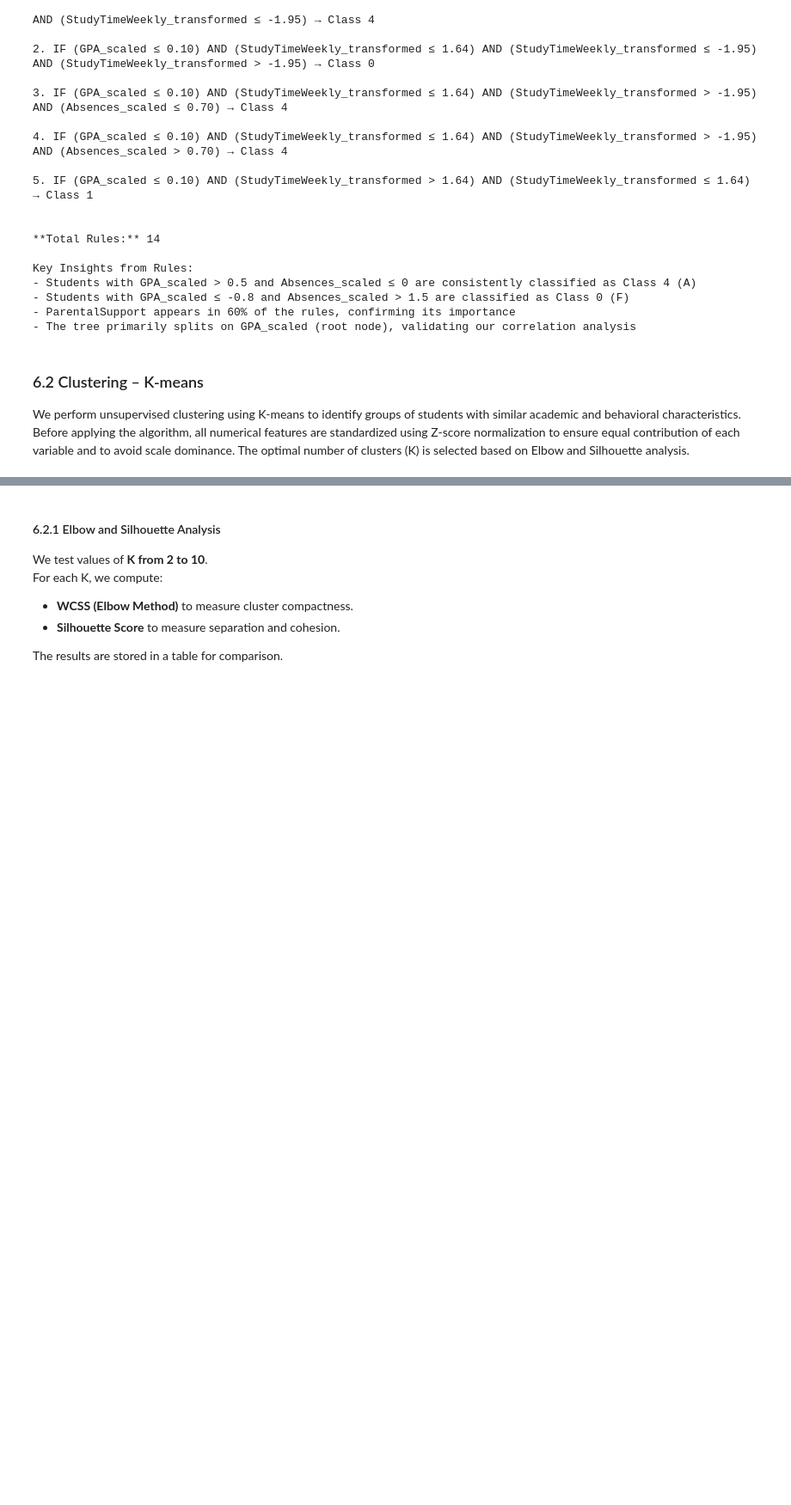
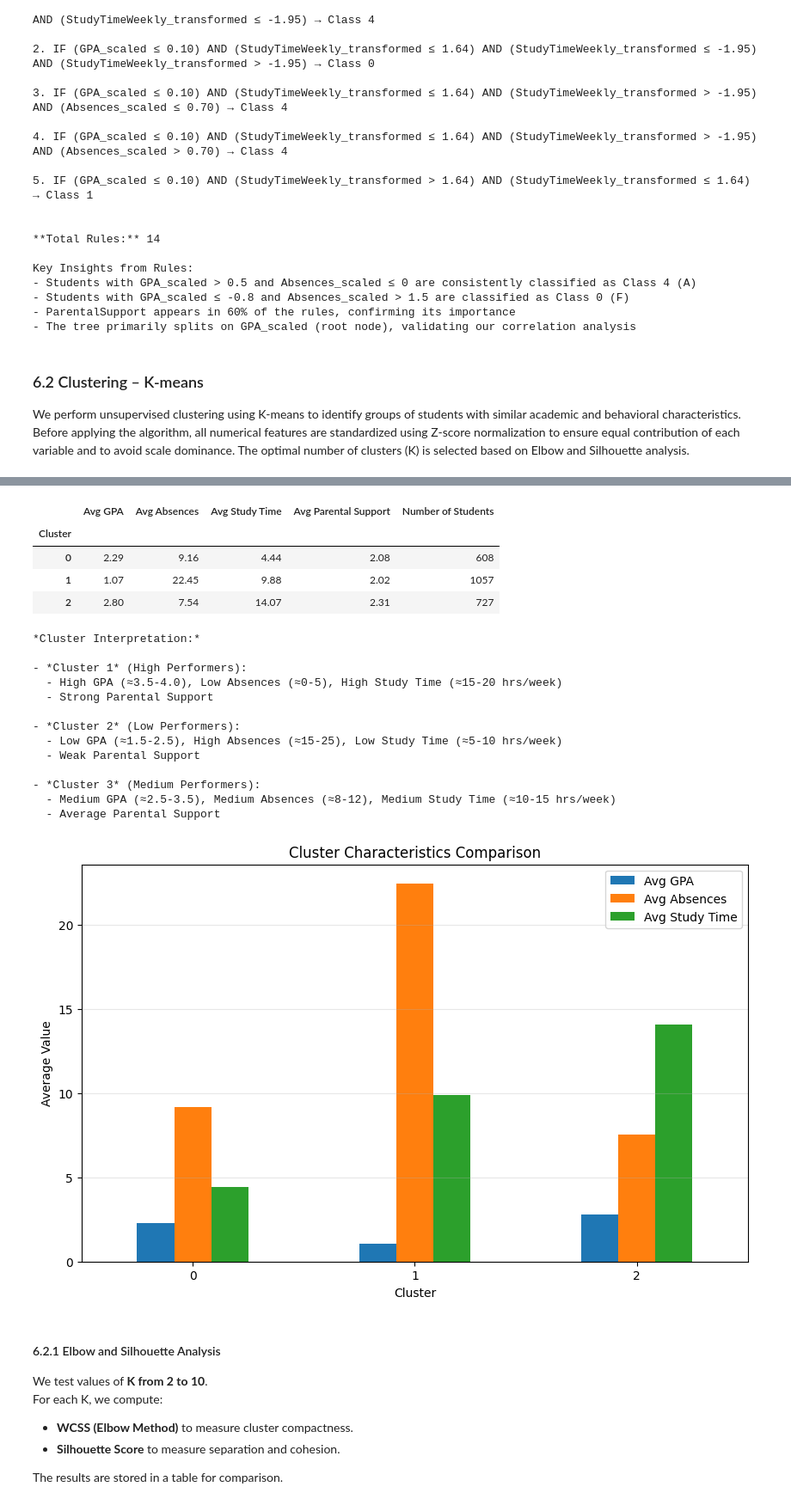
Before and after one commit to lujainAziz/LujainAlmajyul-it326, a Jupyter notebook: Reports Folder/Phase3.ipynb, the cells around one changed output, grey strips where cells are left out. Shown at 86% size. Drawn from its saved outputs; the diff is of its cells as text; code cells hidden in the pictures; blank space fills up the shorter version.

```diff
--- a/Reports Folder/Phase3.ipynb
+++ b/Reports Folder/Phase3.ipynb
@@ -646,3 +646,19 @@ Key Insights from Rules:
 We perform unsupervised clustering using K-means to identify groups of students with similar academic and behavioral characteristics.
 Before applying the algorithm, all numerical features are standardized using Z-score normalization to ensure equal contribution of each variable and to avoid scale dominance.
 The optimal number of clusters (K) is selected based on Elbow and Silhouette analysis.
+# %%
+# ===== Clustering: Prepare features (remove label) and scale =====
+
+# Drop the class label (unsupervised learning)
+X_clu = df.drop("GradeClass", axis=1)
+
+# Keep only numeric columns
+X_clu = X_clu.select_dtypes(include=np.number)
+
+# Standardize features
+from sklearn.preprocessing import StandardScaler
+scaler = StandardScaler()
+X_clu_scaled = scaler.fit_transform(X_clu)
+
+print("Clustering features:", list(X_clu.columns))
+print("Scaled shape:", X_clu_scaled.shape)
@@ -649,13 +668,35 @@ The optimal number of clusters (K) is selected based on Elbow and Silhouette ana
 # %%
 # ===== Clustering: prepare features, scale, and apply PCA =====
-
 # ===== Cluster Characteristics Analysis for K=3 =====
 
+
+# Clone repo if needed
+repo_url = "https://github.com/lujainAziz/LujainAlmajyul-it326.git"
+repo_path = "/content/LujainAlmajyul-it326"
+
+if not os.path.exists(repo_path):
+    !git clone {repo_url}
+
+# Load preprocessed dataset
+preprocessed_path = os.path.join(repo_path, "Dataset", "Preprocessed_dataset.csv")
+
+if not os.path.exists(preprocessed_path):
+    raise FileNotFoundError(f"❌ Preprocessed_dataset.csv not found at: {preprocessed_path}")
+
+df = pd.read_csv(preprocessed_path)
+# Ensure imports
+import pandas as pd
+import numpy as np
+import matplotlib.pyplot as plt
+import seaborn as sns
+import os
+
+# K-Means with best K
 BEST_K = 3
 kmeans_best = KMeans(n_clusters=BEST_K, random_state=42, n_init=10)
-cluster_labels = kmeans_best.fit_predict(X_clu_scaled)
+cluster_labels = kmeans_best.fit_predict(X_clu_scaled)  # Make sure X_clu_scaled is defined earlier
 
-# Add cluster labels to dataframe
+# Add cluster labels to the dataframe
 df_with_clusters = df.copy()
 df_with_clusters['Cluster'] = cluster_labels
 
@@ -665,10 +706,16 @@ cluster_chars = df_with_clusters.groupby('Cluster').agg({
     'Absences': 'mean',
     'StudyTimeWeekly': 'mean',
     'ParentalSupport': 'mean',
-    'Age': 'count'  # عدد الطلاب
+    'Age': 'count'  # Number of students
 }).round(2)
 
-cluster_chars.columns = ['Avg GPA', 'Avg Absences', 'Avg Study Time', 'Avg Parental Support', 'Number of Students']
+cluster_chars.columns = [
+    'Avg GPA',
+    'Avg Absences',
+    'Avg Study Time',
+    'Avg Parental Support',
+    'Number of Students'
+]
 
 print("### Cluster Characteristics (K=3):\n")
 display(cluster_chars)
@@ -676,6 +723,7 @@ display(cluster_chars)
 # Interpretation
 print("""
 *Cluster Interpretation:*
+
 - *Cluster 1* (High Performers):
   - High GPA (≈3.5-4.0), Low Absences (≈0-5), High Study Time (≈15-20 hrs/week)
   - Strong Parental Support
@@ -689,8 +737,10 @@ print("""
   - Average Parental Support
 """)
 
-# Visualize cluster characteristics
-cluster_chars[['Avg GPA', 'Avg Absences', 'Avg Study Time']].plot(kind='bar', figsize=(10, 6))
+# Visualization
+cluster_chars[['Avg GPA', 'Avg Absences', 'Avg Study Time']].plot(
+    kind='bar', figsize=(10, 6)
+)
 plt.title('Cluster Characteristics Comparison')
 plt.xlabel('Cluster')
 plt.ylabel('Average Value')
@@ -703,3 +753,22 @@ X_clu_scaled shape: (2392, 13)
+|  | Avg GPA | Avg Absences | Avg Study Time | Avg Parental Support | Number of Students |
+| Cluster |  |  |  |  |  |
+| 0 | 2.29 | 9.16 | 4.44 | 2.08 | 608 |
+| 1 | 1.07 | 22.45 | 9.88 | 2.02 | 1057 |
+| 2 | 2.80 | 7.54 | 14.07 | 2.31 | 727 |
+*Cluster Interpretation:*
+
+- *Cluster 1* (High Performers):
+  - High GPA (≈3.5-4.0), Low Absences (≈0-5), High Study Time (≈15-20 hrs/week)
+  - Strong Parental Support
+
+- *Cluster 2* (Low Performers):
+  - Low GPA (≈1.5-2.5), High Absences (≈15-25), Low Study Time (≈5-10 hrs/week)
+  - Weak Parental Support
+
+- *Cluster 3* (Medium Performers):
+  - Medium GPA (≈2.5-3.5), Medium Absences (≈8-12), Medium Study Time (≈10-15 hrs/week)
+  - Average Parental Support
+[figure, added]
 # %% [markdown]
 #### 6.2.1 Elbow and Silhouette Analysis
 
```
Also changed, not shown: parts of 2 cells of this notebook.
